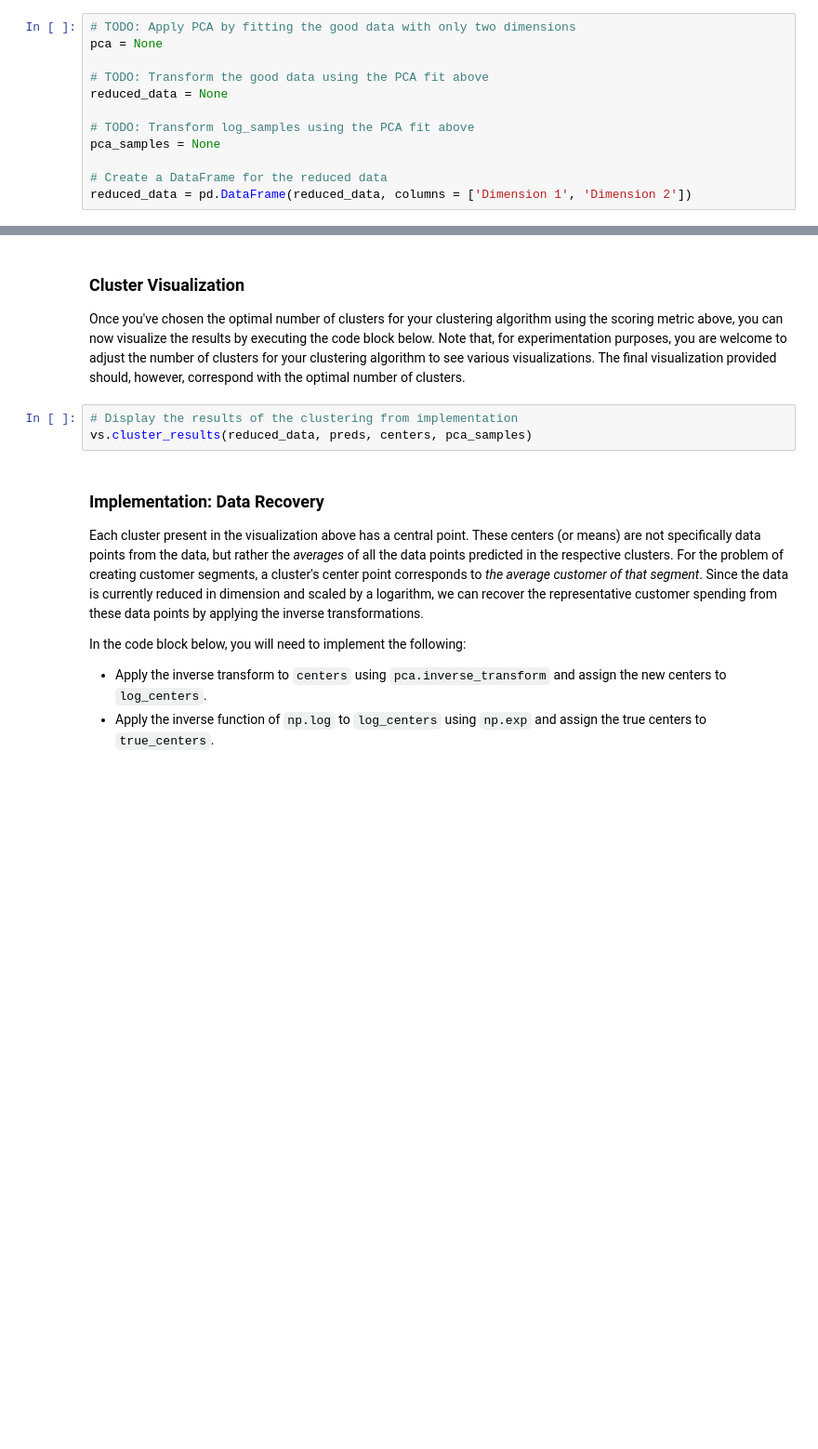
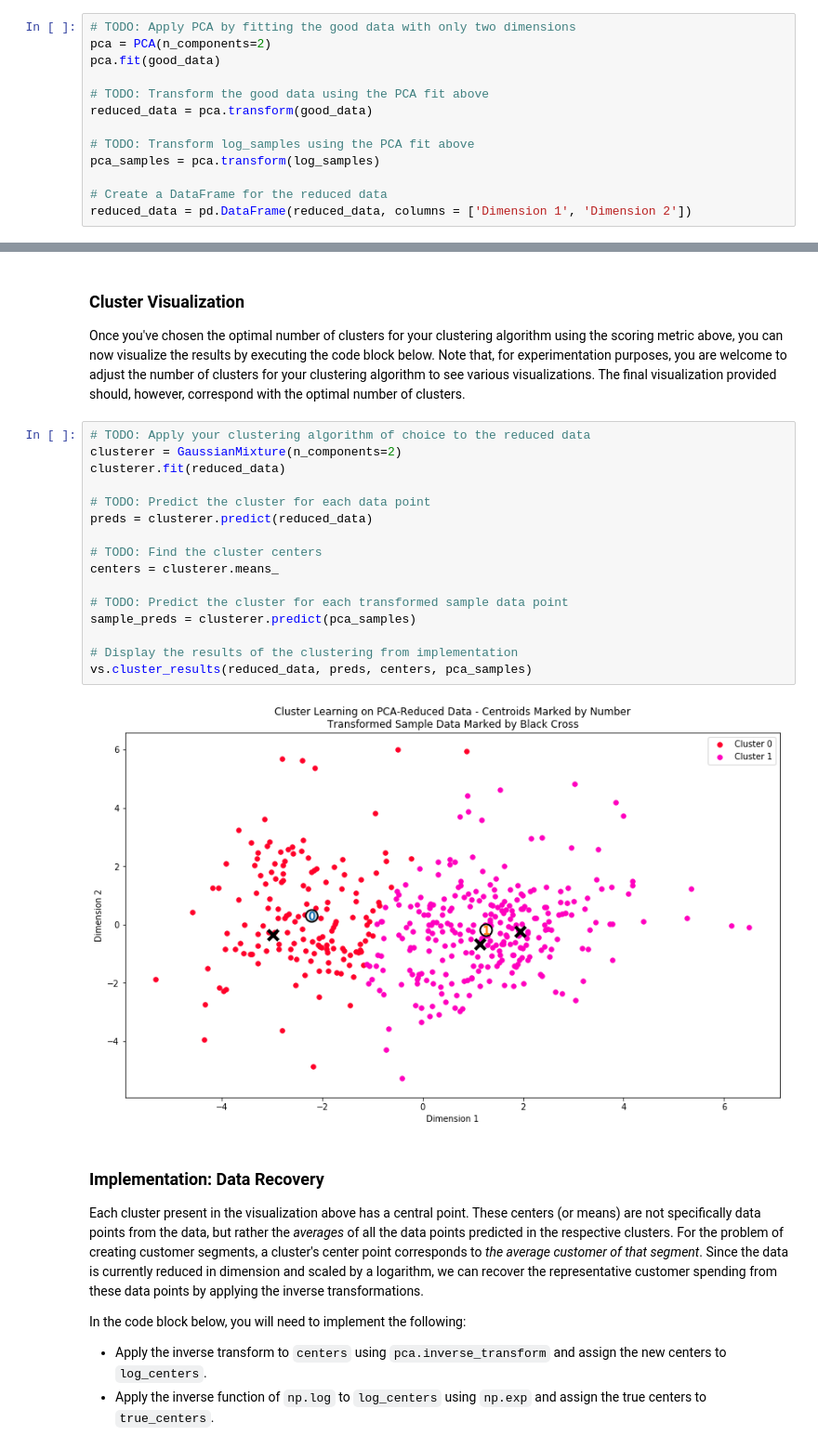
Before and after one commit to rachida-sghr/machine-learning, a Jupyter notebook: projects/customer_segments/customer_segments.ipynb, the cells around one changed output, grey strips where cells are left out. Shown at 93% size. Cells and saved outputs as stored; diff of their text form; blank space fills up the shorter version.

```diff
--- a/projects/customer_segments/customer_segments.ipynb
+++ b/projects/customer_segments/customer_segments.ipynb
@@ -368,13 +380,14 @@ In the code block below, you will need to implement the following:
  - Apply a PCA transformation of `log_samples` using `pca.transform`, and assign the results to `pca_samples`.
 # %%
 # TODO: Apply PCA by fitting the good data with only two dimensions
-pca = None
+pca = PCA(n_components=2)
+pca.fit(good_data)
 
 # TODO: Transform the good data using the PCA fit above
-reduced_data = None
+reduced_data = pca.transform(good_data)
 
 # TODO: Transform log_samples using the PCA fit above
-pca_samples = None
+pca_samples = pca.transform(log_samples)
 
 # Create a DataFrame for the reduced data
 reduced_data = pd.DataFrame(reduced_data, columns = ['Dimension 1', 'Dimension 2'])
@@ -441,9 +519,24 @@ score = None
 # %% [markdown]
 ### Cluster Visualization
 Once you've chosen the optimal number of clusters for your clustering algorithm using the scoring metric above, you can now visualize the results by executing the code block below. Note that, for experimentation purposes, you are welcome to adjust the number of clusters for your clustering algorithm to see various visualizations. The final visualization provided should, however, correspond with the optimal number of clusters.
-# %%
-# Display the results of the clustering from implementation
-vs.cluster_results(reduced_data, preds, centers, pca_samples)
+# %%
+# TODO: Apply your clustering algorithm of choice to the reduced data
+clusterer = GaussianMixture(n_components=2)
+clusterer.fit(reduced_data)
+
+# TODO: Predict the cluster for each data point
+preds = clusterer.predict(reduced_data)
+
+# TODO: Find the cluster centers
+centers = clusterer.means_
+
+# TODO: Predict the cluster for each transformed sample data point
+sample_preds = clusterer.predict(pca_samples)
+
+# Display the results of the clustering from implementation
+vs.cluster_results(reduced_data, preds, centers, pca_samples)
+# %% [output]
+[figure, added]
 # %% [markdown]
 ### Implementation: Data Recovery
 Each cluster present in the visualization above has a central point. These centers (or means) are not specifically data points from the data, but rather the *averages* of all the data points predicted in the respective clusters. For the problem of creating customer segments, a cluster's center point corresponds to *the average customer of that segment*. Since the data is currently reduced in dimension and scaled by a logarithm, we can recover the representative customer spending from these data points by applying the inverse transformations.
```
Also changed, not shown: parts of 25 cells of this notebook.
